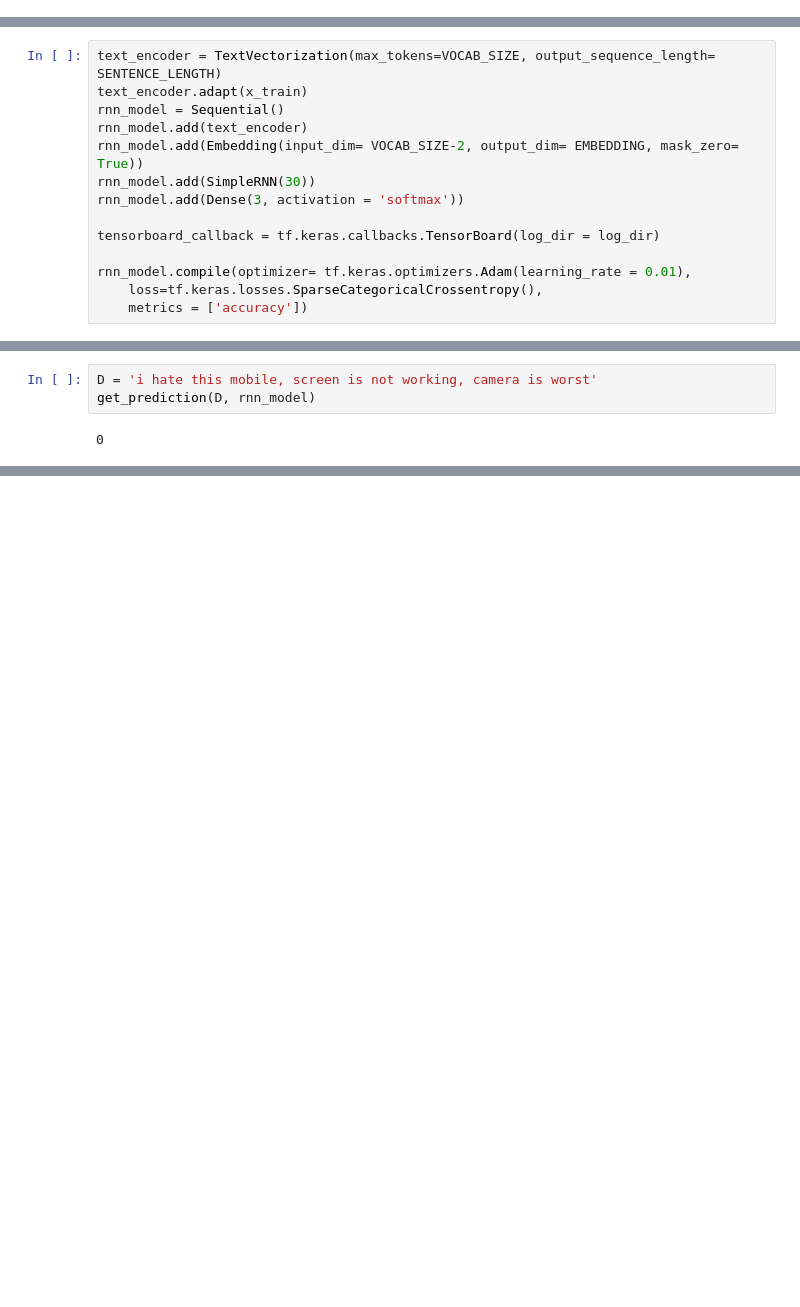
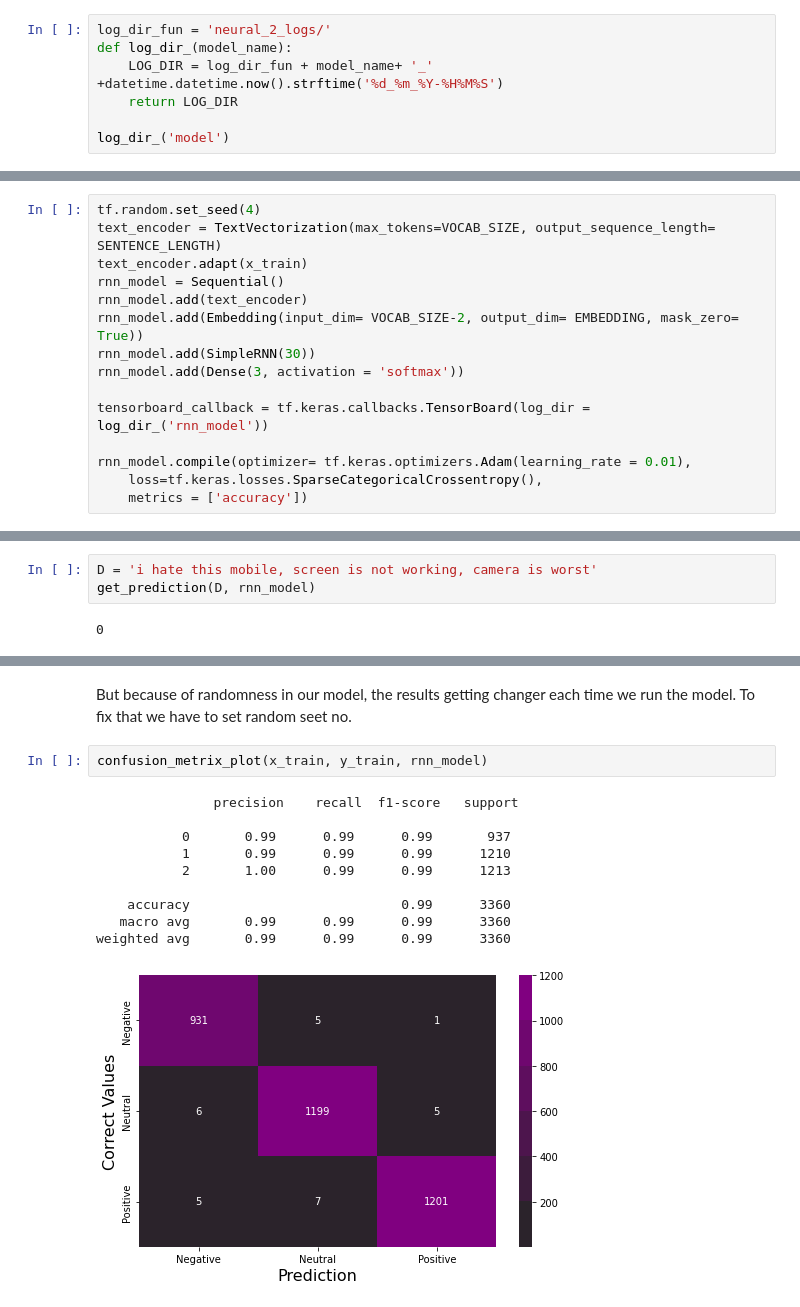
Before and after one commit to piyumaha12/Sentiment_analysis_on_amazon_review, a Jupyter notebook: Sentiment_analysis_neural_models_2.ipynb, the cells around one changed output, grey strips where cells are left out. Drawn from its saved outputs; the diff is of its cells as text; blank space fills up the shorter version.

```diff
--- a/Sentiment_analysis_neural_models_2.ipynb
+++ b/Sentiment_analysis_neural_models_2.ipynb
@@ -48,2 +52,9 @@ def get_prediction(comment, model):
     # print(prediction)
     return prediction
+# %%
+log_dir_fun = 'neural_2_logs/'
+def log_dir_(model_name):
+    LOG_DIR = log_dir_fun + model_name+ '_' +datetime.datetime.now().strftime('%d_%m_%Y-%H%M%S')
+    return LOG_DIR
+
+log_dir_('model')
@@ -654,6 +667,7 @@ VOCAB_SIZE = 5600
 SENTENCE_LENGTH = 30
 EMBEDDING = 15
 # %%
+tf.random.set_seed(4)
 text_encoder = TextVectorization(max_tokens=VOCAB_SIZE, output_sequence_length= SENTENCE_LENGTH)
 text_encoder.adapt(x_train)
 rnn_model = Sequential()
@@ -662,7 +676,7 @@ rnn_model.add(Embedding(input_dim= VOCAB_SIZE-2, output_dim= EMBEDDING, mask_zer
 rnn_model.add(SimpleRNN(30))
 rnn_model.add(Dense(3, activation = 'softmax'))
 
-tensorboard_callback = tf.keras.callbacks.TensorBoard(log_dir = log_dir)
+tensorboard_callback = tf.keras.callbacks.TensorBoard(log_dir = log_dir_('rnn_model'))
 
 rnn_model.compile(optimizer= tf.keras.optimizers.Adam(learning_rate = 0.01),
     loss=tf.keras.losses.SparseCategoricalCrossentropy(),
@@ -716,0 +742,15 @@ get_prediction(D, rnn_model)
+# %% [markdown]
+But because of randomness in our model, the results getting changer each time we run the model. To fix that we have to set random seet no.
+# %%
+confusion_metrix_plot(x_train, y_train, rnn_model)
+# %% [output]
+               precision    recall  f1-score   support
+
+           0       0.99      0.99      0.99       937
+           1       0.99      0.99      0.99      1210
+           2       1.00      0.99      0.99      1213
+
+    accuracy                           0.99      3360
+   macro avg       0.99      0.99      0.99      3360
+weighted avg       0.99      0.99      0.99      3360
+[figure, added]
```
Also changed, not shown: parts of 86 cells of this notebook.
